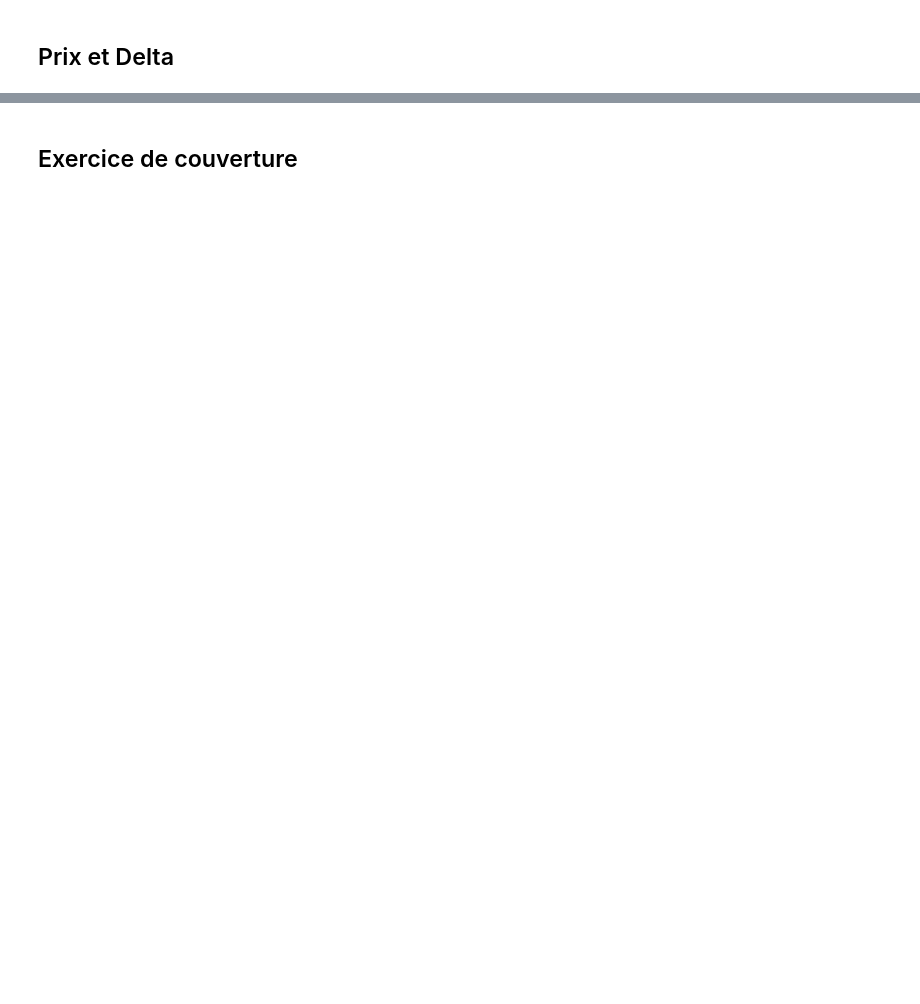
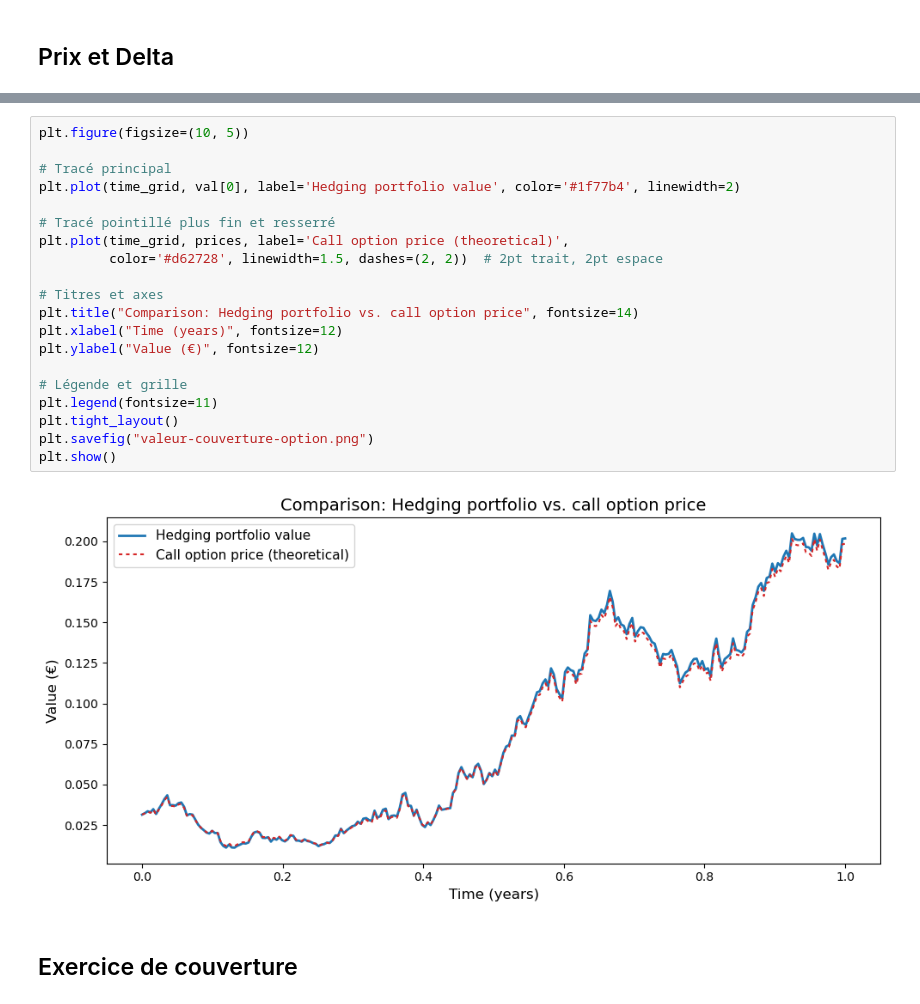
Before and after one commit to maxence2508/options-sur-devises, a Jupyter notebook: options-sur-devises.ipynb, the cells around one changed output, grey strips where cells are left out. Saved outputs shown, nothing was run; the diff lists cells and outputs as text; blank space fills up the shorter version.

```diff
--- a/options-sur-devises.ipynb
+++ b/options-sur-devises.ipynb
@@ -97,3 +208,25 @@ plt.show()
+# %%
+plt.figure(figsize=(10, 5))
+
+# Tracé principal
+plt.plot(time_grid, val[0], label='Hedging portfolio value', color='#1f77b4', linewidth=2)
+
+# Tracé pointillé plus fin et resserré
+plt.plot(time_grid, prices, label='Call option price (theoretical)',
+         color='#d62728', linewidth=1.5, dashes=(2, 2))  # 2pt trait, 2pt espace
+
+# Titres et axes
+plt.title("Comparison: Hedging portfolio vs. call option price", fontsize=14)
+plt.xlabel("Time (years)", fontsize=12)
+plt.ylabel("Value (€)", fontsize=12)
+
+# Légende et grille
+plt.legend(fontsize=11)
+plt.tight_layout()
+plt.savefig("valeur-couverture-option.png")
+plt.show()
+# %% [output]
+[figure, added]
 # %% [markdown]
 ## Exercice de couverture
 # %%
```
Also changed, not shown: parts of 22 cells of this notebook, 6 other files.
